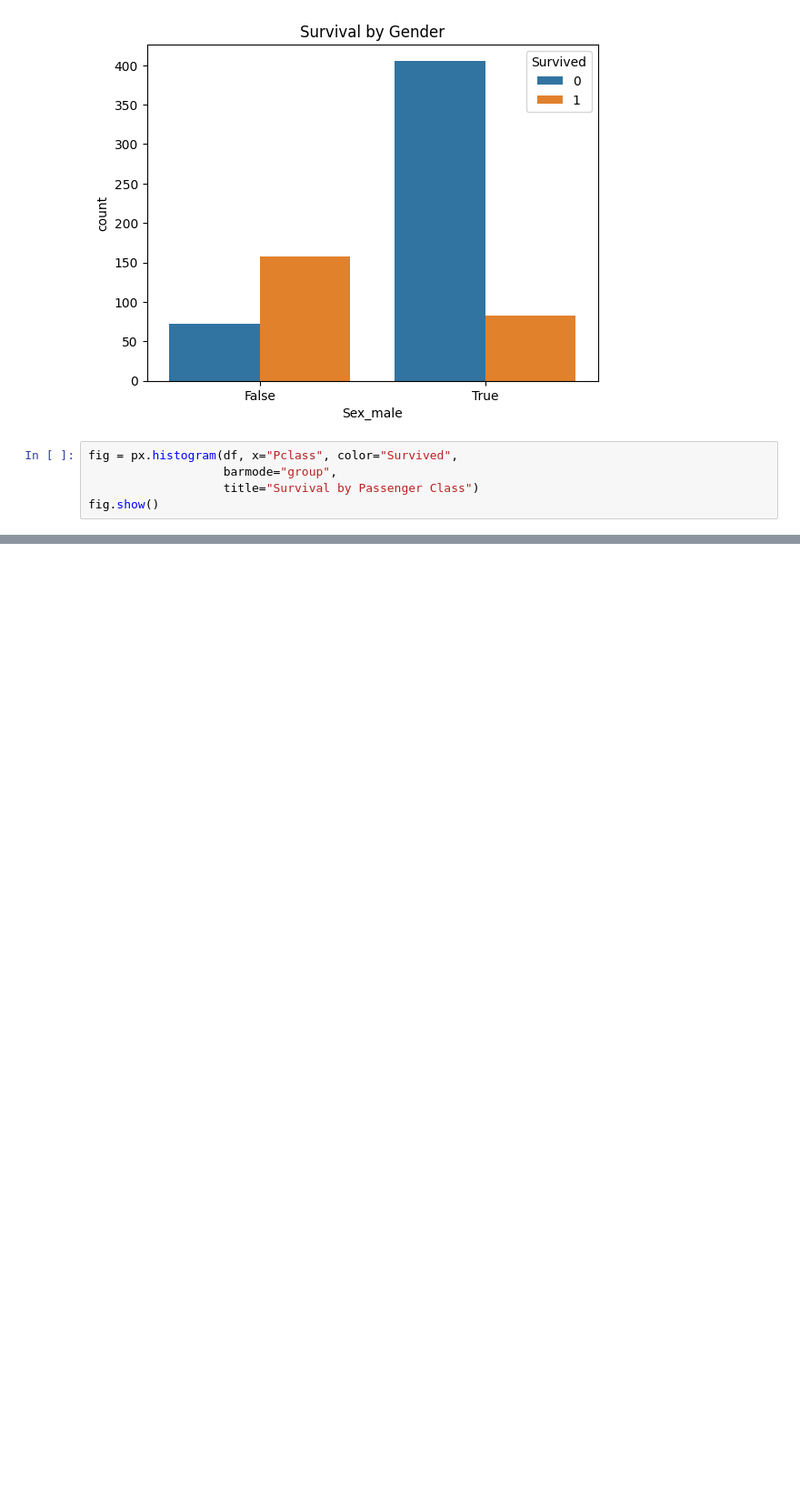
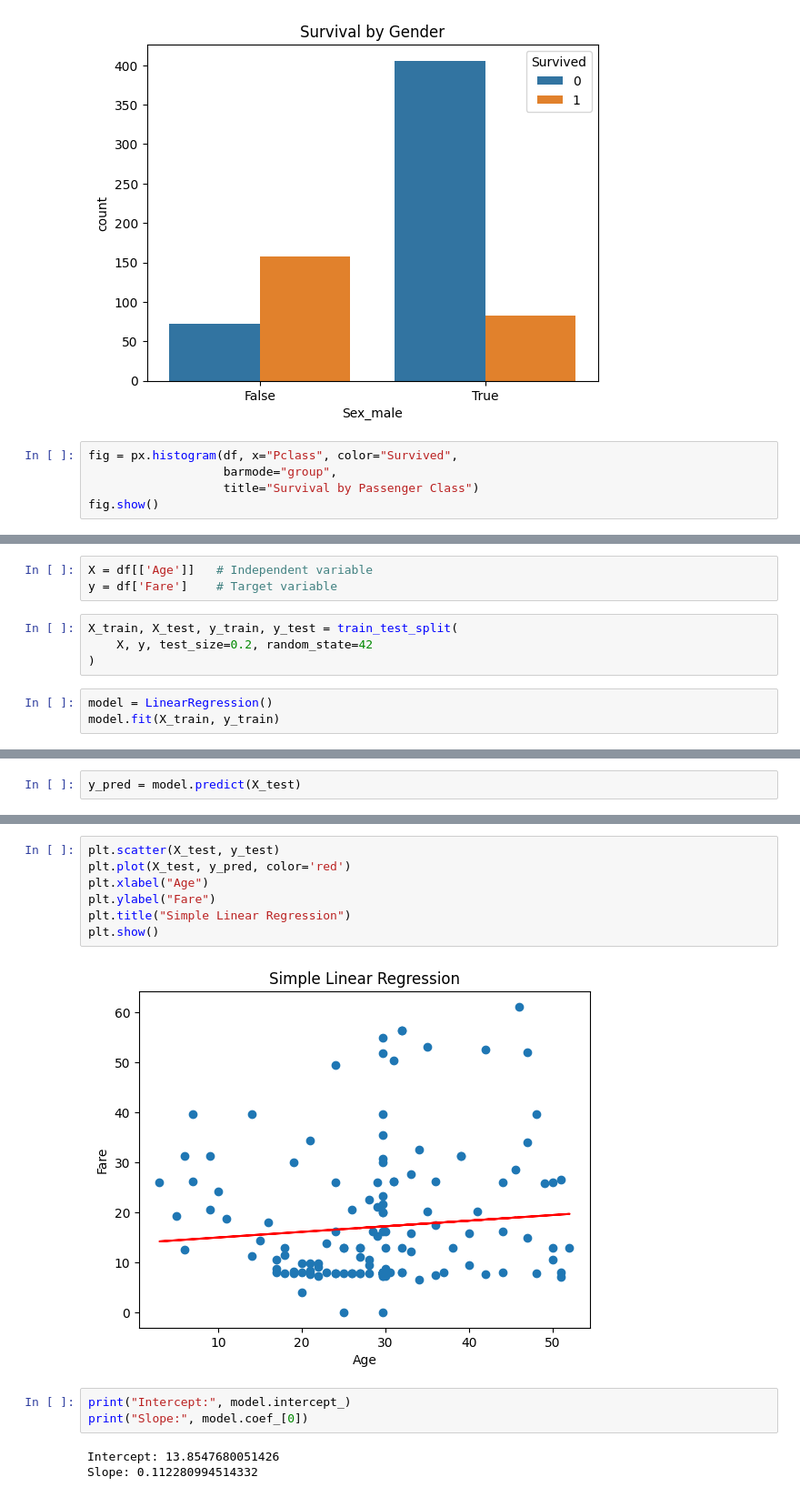
Before and after one commit to Arpit-616/Titanic-Dataset, a Jupyter notebook: main.ipynb, the cells around one changed output, grey strips where cells are left out. Shown at 91% size. Cells and saved outputs as stored; diff of their text form; blank space fills up the shorter version.

```diff
--- a/main.ipynb
+++ b/main.ipynb
@@ -222,0 +252,10 @@ fig.show()
+# %%
+X = df[['Age']]   # Independent variable
+y = df['Fare']    # Target variable
+# %%
+X_train, X_test, y_train, y_test = train_test_split(
+    X, y, test_size=0.2, random_state=42
+)
+# %%
+model = LinearRegression()
+model.fit(X_train, y_train)
@@ -222,0 +264,2 @@ fig.show()
+# %%
+y_pred = model.predict(X_test)
@@ -222,0 +278,15 @@ fig.show()
+# %%
+plt.scatter(X_test, y_test)
+plt.plot(X_test, y_pred, color='red')
+plt.xlabel("Age")
+plt.ylabel("Fare")
+plt.title("Simple Linear Regression")
+plt.show()
+# %% [output]
+[figure, added]
+# %%
+print("Intercept:", model.intercept_)
+print("Slope:", model.coef_[0])
+# %% [output]
+Intercept: 13.8547680051426
+Slope: 0.112280994514332
```
Also changed, not shown: parts of 10 cells of this notebook.
